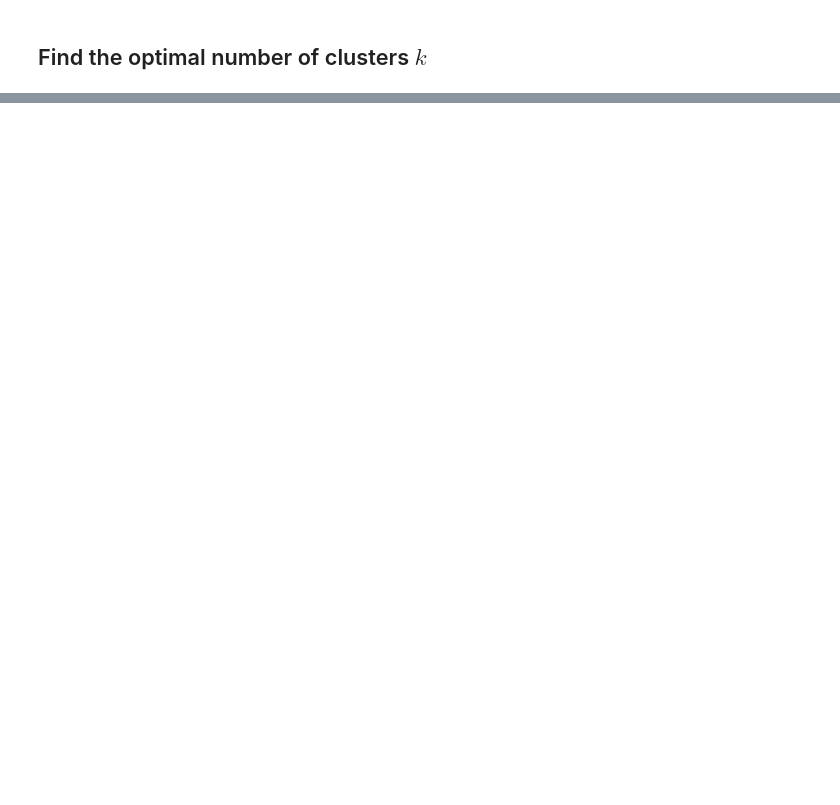
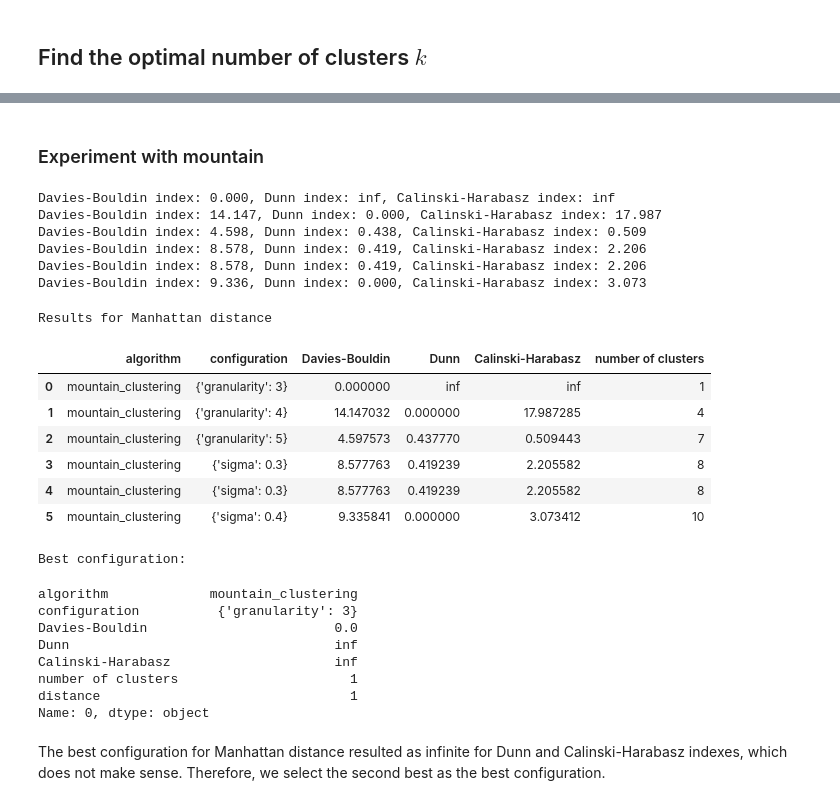
Before and after one commit to scardenol/ai_2023, a Jupyter notebook: 3. Unsupervised/entrega_Salo/src/density_and_distance_clustering.ipynb, the cells around one changed output, grey strips where cells are left out. Drawn from its saved outputs; the diff is of its cells as text; code cells hidden in the pictures; blank space fills up the shorter version.

```diff
--- a/3. Unsupervised/entrega_Salo/src/density_and_distance_clustering.ipynb
+++ b/3. Unsupervised/entrega_Salo/src/density_and_distance_clustering.ipynb
@@ -1270,2 +1806,4 @@ plotly_scatter(data, names, plot_type="3D", title="Original data", opacity=0.7)
+# %%
+embedded_data = normalize_data(embedded_data)
 # %% [markdown]
 ## Find the optimal number of clusters $k$
@@ -1354,0 +1810,51 @@ fig.show()
+# %% [markdown]
+### Experiment with mountain
+# %%
+# Run for manhattan distance
+dist_type = 1
+
+# Define the parameter grids
+param_grids = [[{"granularity": 3}, {"granularity": 4}, {"granularity": 5}],
+               [{"sigma":0.3}, {"sigma":0.3}, {"sigma":0.4}]]
+# Define the parameters
+params = {"beta":None, "verbose":False, "dist_type": dist_type}
+
+# Run the algorithm
+results_m1, best_configuration_m1 = experiment(mountain_clustering, embedded_data.values, param_grids, params)
+# %% [output]
+Davies-Bouldin index: 0.000, Dunn index: inf, Calinski-Harabasz index: inf
+Davies-Bouldin index: 14.147, Dunn index: 0.000, Calinski-Harabasz index: 17.987
+Davies-Bouldin index: 4.598, Dunn index: 0.438, Calinski-Harabasz index: 0.509
+Davies-Bouldin index: 8.578, Dunn index: 0.419, Calinski-Harabasz index: 2.206
+Davies-Bouldin index: 8.578, Dunn index: 0.419, Calinski-Harabasz index: 2.206
+Davies-Bouldin index: 9.336, Dunn index: 0.000, Calinski-Harabasz index: 3.073
+# %%
+# Visualize results
+# Results data frame
+print("Results for Manhattan distance")
+display(results_m1)
+# Add the distance type to the best configuration
+best_configuration_m1.loc["distance"] = dist_type
+# Best configuration
+print("Best configuration:")
+best_configuration_m1
+# %% [output]
+Results for Manhattan distance
+|  | algorithm | configuration | Davies-Bouldin | Dunn | Calinski-Harabasz | number of clusters |
+| 0 | mountain_clustering | {'granularity': 3} | 0.000000 | inf | inf | 1 |
+| 1 | mountain_clustering | {'granularity': 4} | 14.147032 | 0.000000 | 17.987285 | 4 |
+| 2 | mountain_clustering | {'granularity': 5} | 4.597573 | 0.437770 | 0.509443 | 7 |
+| 3 | mountain_clustering | {'sigma': 0.3} | 8.577763 | 0.419239 | 2.205582 | 8 |
+| 4 | mountain_clustering | {'sigma': 0.3} | 8.577763 | 0.419239 | 2.205582 | 8 |
+| 5 | mountain_clustering | {'sigma': 0.4} | 9.335841 | 0.000000 | 3.073412 | 10 |
+Best configuration:
+algorithm             mountain_clustering
+configuration          {'granularity': 3}
+Davies-Bouldin                        0.0
+Dunn                                  inf
+Calinski-Harabasz                     inf
+number of clusters                      1
+distance                                1
+Name: 0, dtype: object
+# %% [markdown]
+The best configuration for Manhattan distance resulted as infinite for Dunn and Calinski-Harabasz indexes, which does not make sense. Therefore, we select the second best as the best configuration.
```
Also changed, not shown: parts of 110 cells of this notebook.
